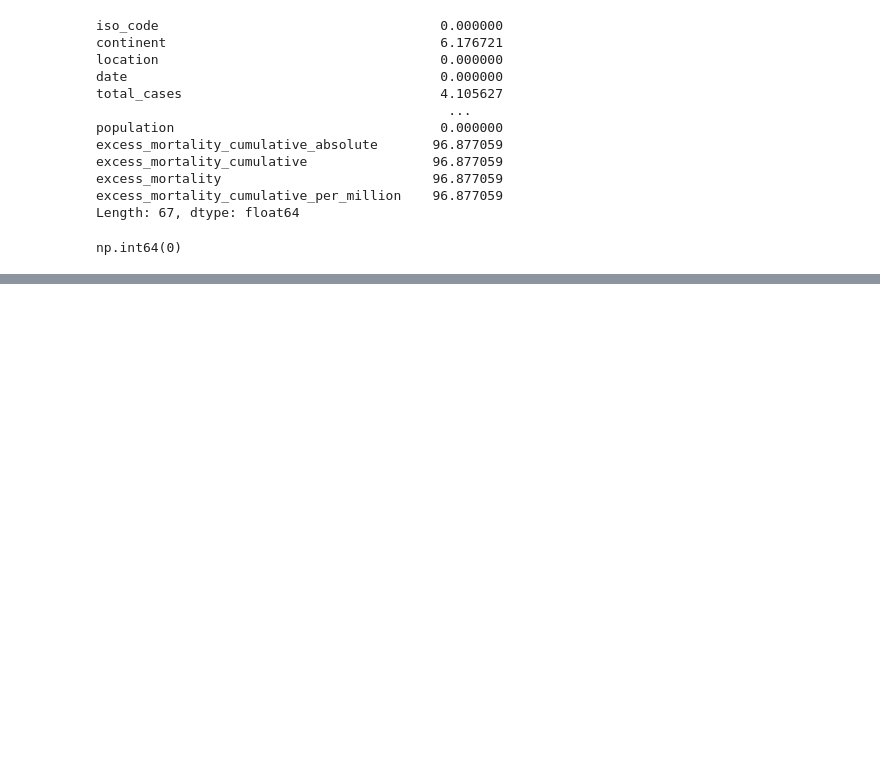
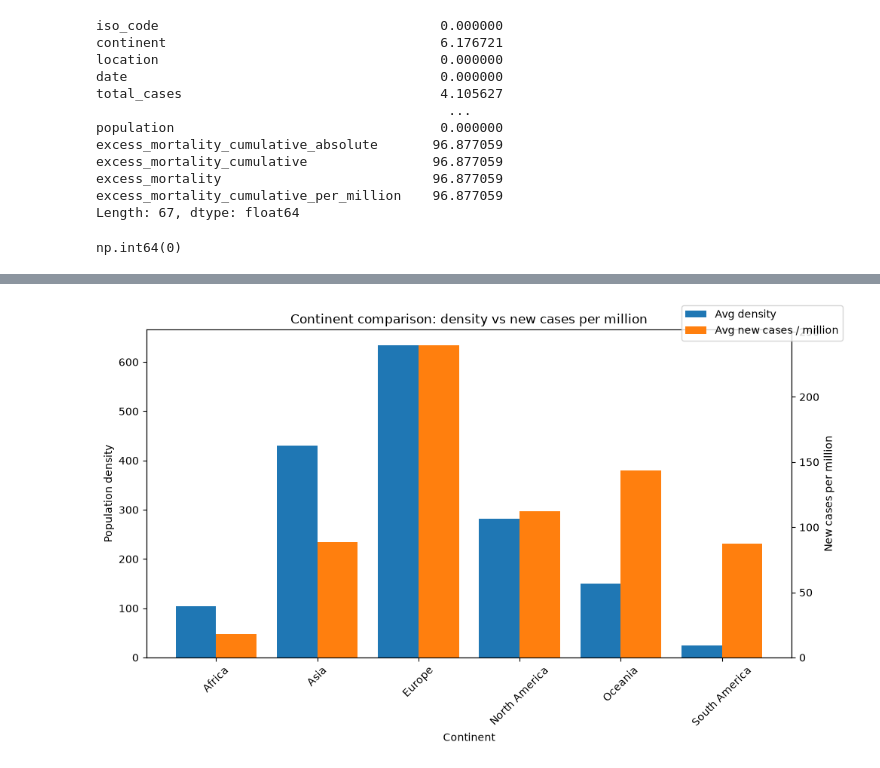
Before and after one commit to PleromaRay/COVID-19-OWID-Exploratory-Data-Analysis, a Jupyter notebook: exploratory_analysis.ipynb, the cells around one changed output, grey strips where cells are left out. Cells and saved outputs as stored; diff of their text form; code cells hidden in the pictures; blank space fills up the shorter version.

Commit message:
population-density vs case-rate analysis

```diff
--- a/exploratory_analysis.ipynb
+++ b/exploratory_analysis.ipynb
@@ -139,0 +238,5 @@ fig.write_html("covid_continent_map.html")
+# %%
+#Drop unnecessary columns
+drop_cols = ['iso_code', 'date', 'location', 'population','aged_65_older', 'aged_70_older', 'extreme_poverty', 'diabetes_prevalence', 'tests_per_case', 'positive_rate', 'stringency_index', 'human_development_index']
+df[drop_cols].head()
+df.drop(columns=drop_cols, inplace=True)
@@ -139,0 +267,5 @@ fig.write_html("covid_continent_map.html")
+# %%
+drop_cols = ['new_cases_smoothed', 'new_cases', 'new_deaths_smoothed', 'new_deaths','male_smokers', 'female_smokers', 'hospital_beds_per_thousand', 'life_expectancy', 'hospital_beds_per_thousand', 'life_expectancy', 'gdp_per_capita', 'cardiovasc_death_rate', 'excess_mortality_cumulative_absolute', 'excess_mortality_cumulative']
+df[drop_cols].head()
+
+df.drop(columns=drop_cols, inplace=True)
@@ -139,0 +315,13 @@ fig.write_html("covid_continent_map.html")
+# %%
+required = ['continent', 'new_cases_per_million', 'population_density']
+summary = (
+    df.groupby('continent')
+      .agg(
+          avg_density=('population_density', 'mean'),
+          avg_new_cases_per_million=('new_cases_per_million', 'mean'),
+          rows=('continent', 'size')
+      )
+      .reset_index()
+)
+
+print(summary)
@@ -139,0 +336,22 @@ fig.write_html("covid_continent_map.html")
+# %%
+fig, ax1 = plt.subplots(figsize=(10, 6))
+
+ax2 = ax1.twinx()
+width = 0.4
+x = range(len(summary))
+
+ax1.bar([p - width/2 for p in x], summary['avg_density'], width=width, label='Avg density', color='tab:blue')
+ax2.bar([p + width/2 for p in x], summary['avg_new_cases_per_million'], width=width, label='Avg new cases / million', color='tab:orange')
+
+ax1.set_xlabel('Continent')
+ax1.set_ylabel('Population density')
+ax2.set_ylabel('New cases per million')
+ax1.set_xticks(x)
+ax1.set_xticklabels(summary['continent'], rotation=45)
+ax1.set_title('Continent comparison: density vs new cases per million')
+
+fig.legend(loc='upper right')
+plt.tight_layout()
+plt.show()
+# %% [output]
+[figure, added]
```
Also changed, not shown: parts of 20 cells of this notebook, 4 other files.
